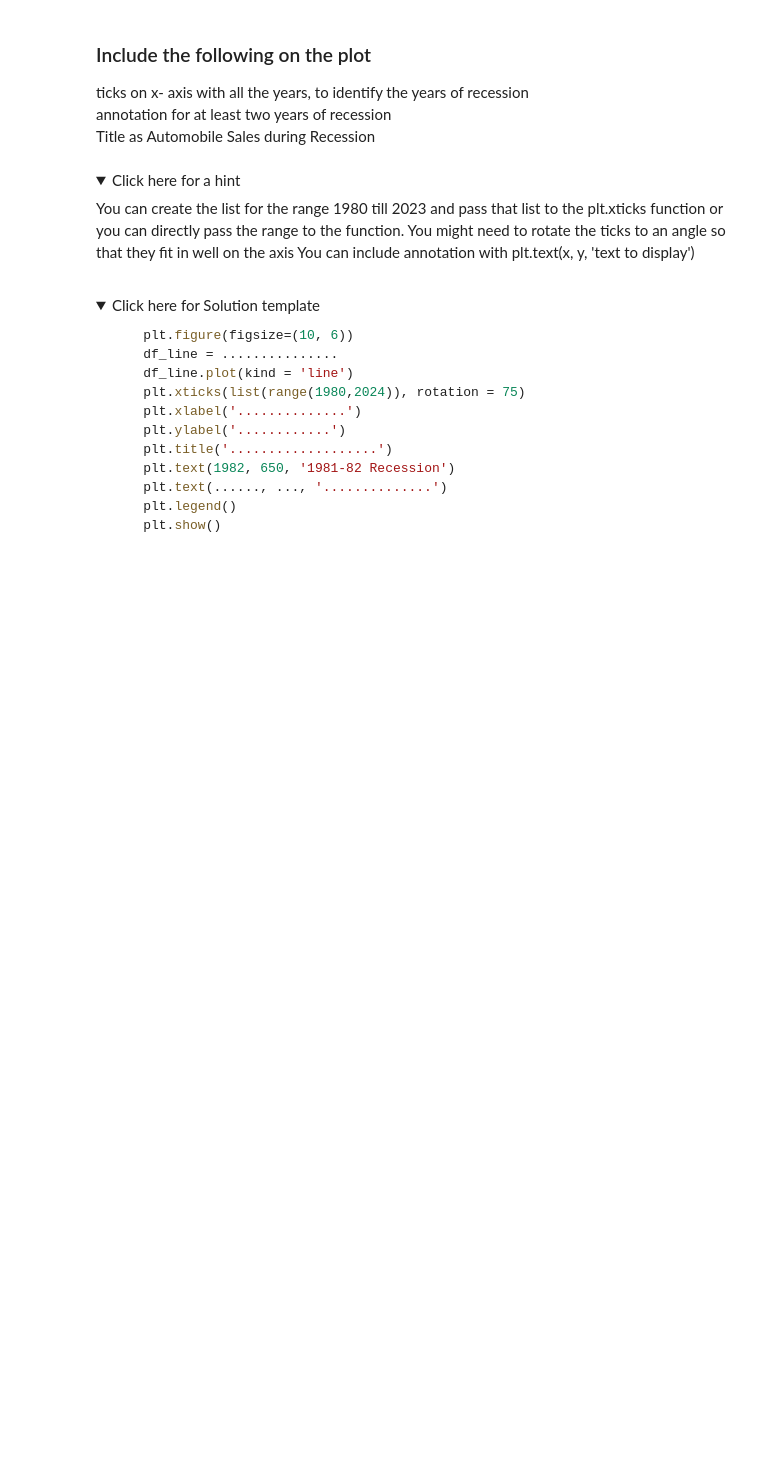
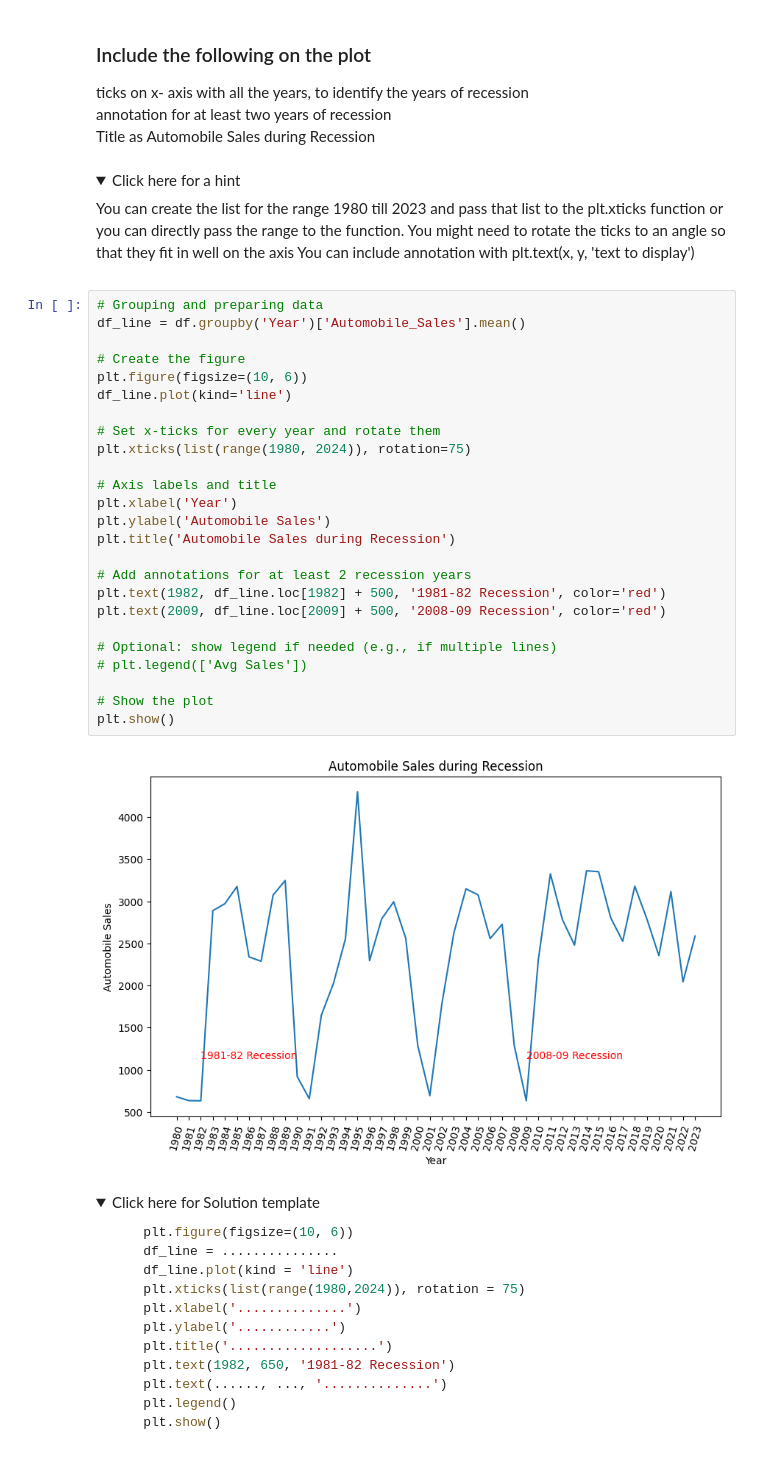
Before and after one commit to YaaseenK/-IBM_Data_Analyst_Full_Course, a Jupyter notebook: 05_Data Visualization with Python/module5/DV0101EN-Final-Assignment-Part1-v2.ipynb, the cells around one changed output. Saved outputs shown, nothing was run; the diff lists cells and outputs as text; folded sections open; blank space fills up the shorter version.

```diff
--- a/05_Data Visualization with Python/module5/DV0101EN-Final-Assignment-Part1-v2.ipynb
+++ b/05_Data Visualization with Python/module5/DV0101EN-Final-Assignment-Part1-v2.ipynb
@@ -217,6 +268,33 @@ ticks on x- axis with all the years, to identify the years of recession
     You can include annotation with plt.text(x, y, 'text to display')
     </p>
 </details>
+# %%
+# Grouping and preparing data
+df_line = df.groupby('Year')['Automobile_Sales'].mean()
+
+# Create the figure
+plt.figure(figsize=(10, 6))
+df_line.plot(kind='line')
+
+# Set x-ticks for every year and rotate them
+plt.xticks(list(range(1980, 2024)), rotation=75)
+
+# Axis labels and title
+plt.xlabel('Year')
+plt.ylabel('Automobile Sales')
+plt.title('Automobile Sales during Recession')
+
+# Add annotations for at least 2 recession years
+plt.text(1982, df_line.loc[1982] + 500, '1981-82 Recession', color='red')
+plt.text(2009, df_line.loc[2009] + 500, '2008-09 Recession', color='red')
+
+# Optional: show legend if needed (e.g., if multiple lines)
+# plt.legend(['Avg Sales'])
+
+# Show the plot
+plt.show()
+# %% [output]
+[figure, added]
 # %% [markdown]
 <details>
     <summary>Click here for Solution template</summary>
```
Also changed, not shown: parts of 17 cells of this notebook, 2 other files.
